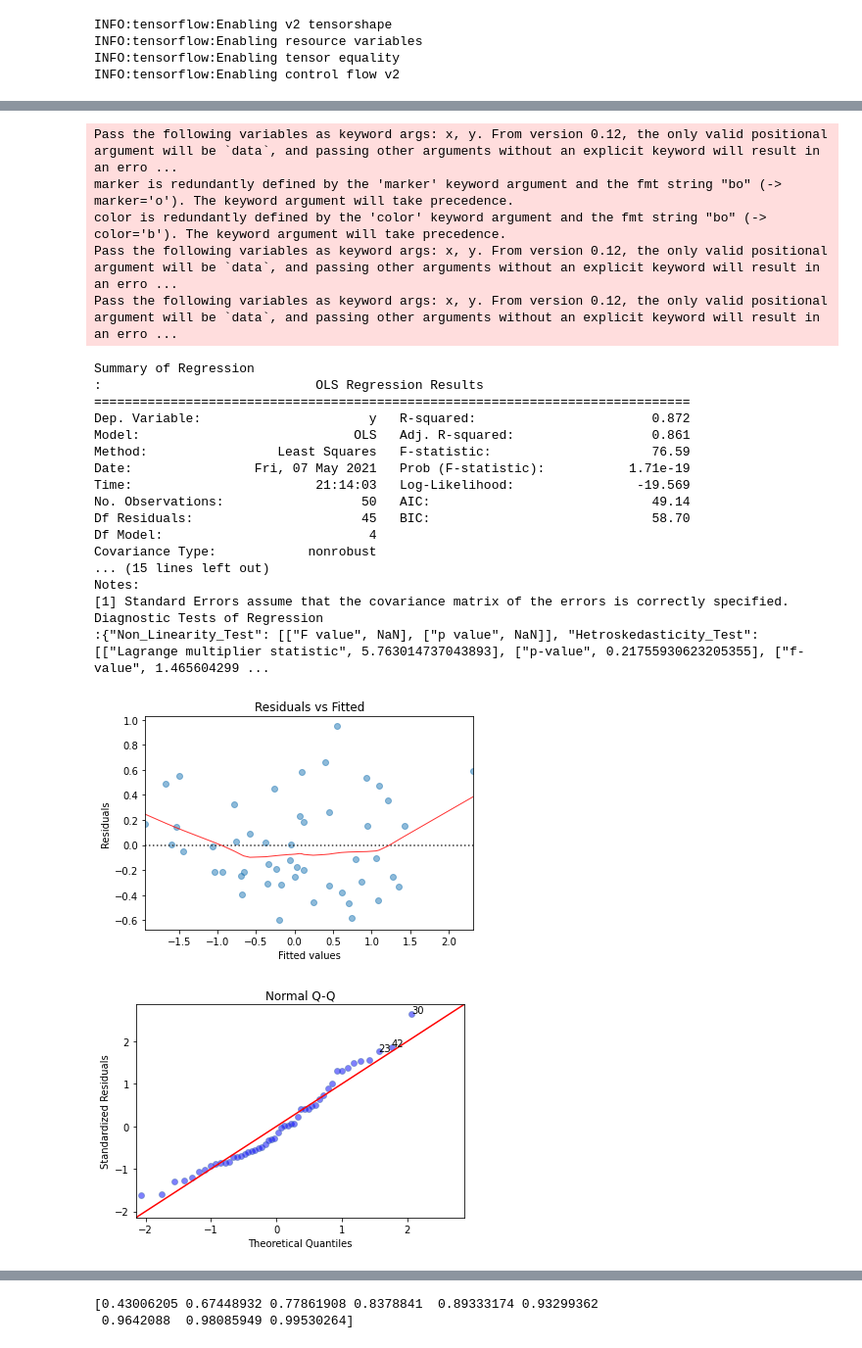
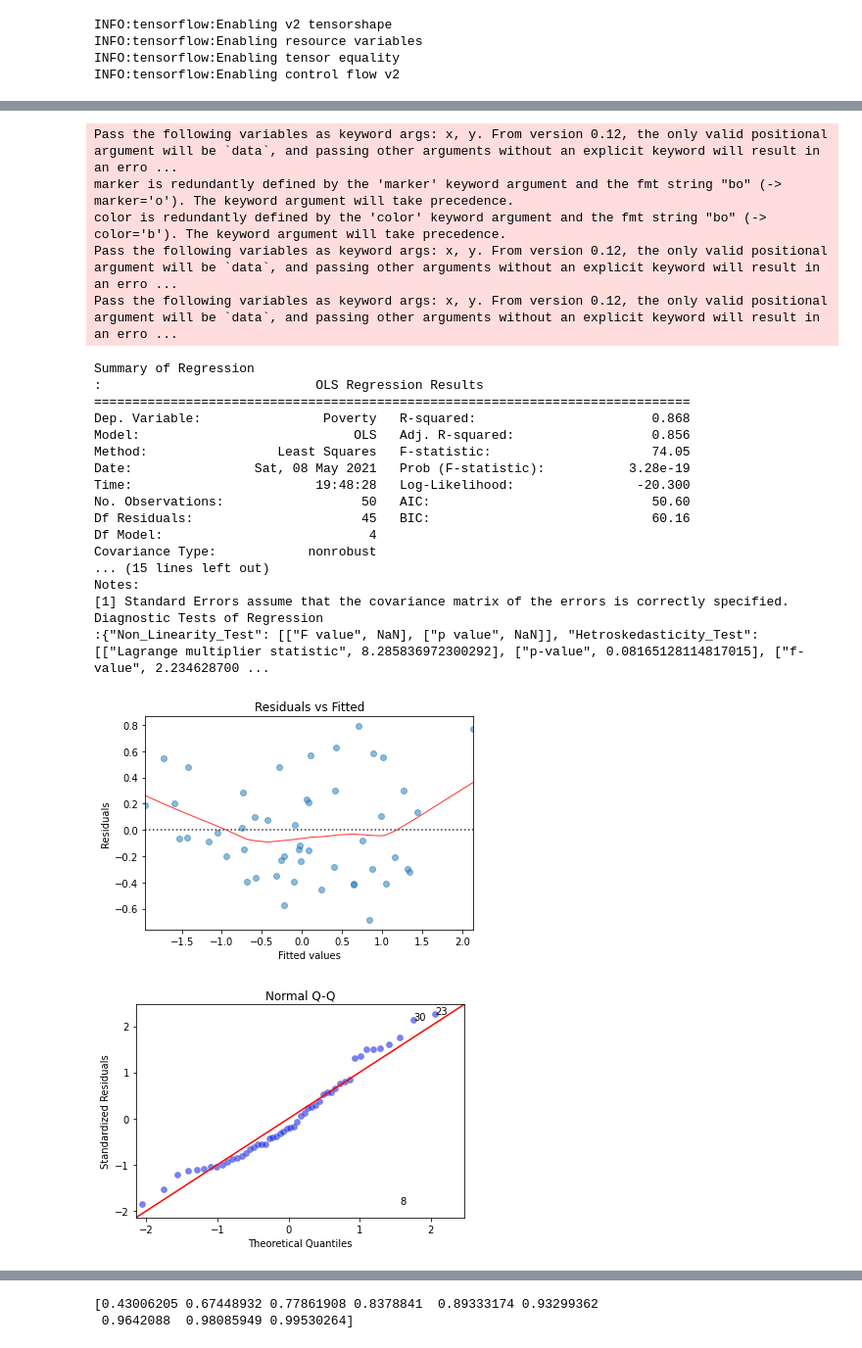
Before and after one commit to webclinic017/Python-Stock-1, a Jupyter notebook: DBScan-ElasticNet.ipynb, the cells around one changed output, grey strips where cells are left out. Shown at 98% size. Saved outputs shown, nothing was run; the diff lists cells and outputs as text; code cells hidden in the pictures.

```diff
--- a/DBScan-ElasticNet.ipynb
+++ b/DBScan-ElasticNet.ipynb
@@ -155,6 +124,16 @@ def MAPE(Y_actual,Y_Predicted):
     mape = np.mean(np.abs((Y_actual - Y_Predicted)/Y_actual))*100
     return mape
 # %%
+trf = zca.ZCA().fit(transformed.iloc[:,1:])
+
+X = pd.DataFrame(trf.transform(transformed.iloc[:,1:]))
+X.columns=pd.DataFrame(transformed.iloc[:,1:]).columns
+X.index = all_data.index
+#from sklearn.preprocessing import StandardScaler
+
+y = pd.DataFrame((transformed.iloc[:,0]-np.mean(transformed.iloc[:,0]))/np.std(transformed.iloc[:,0]))
+y.columns=pd.DataFrame(transformed.iloc[:,0]).columns
+y.index = all_data.index
 
 #backwards step
 max_pvalue = 1
@@ -162,16 +141,30 @@ New_Names = X.columns
 X_b = X
 while (max_pvalue > .05):
 
-    X_b = X_b[New_Names]
-
     model = sm.OLS(y,sm.tools.tools.add_constant(X_b, prepend=True, has_constant='skip'))
     results = model.fit()
 
+    set_ = X_b.columns.tolist()
+
     max_pvalue = max(results.pvalues[1:])
-    max_pname = (results.pvalues[1:]).idxmax(axis=1)
-    set_ = X_b.columns.tolist()
-    set_.remove(max_pname)
-    New_Names = set_
+    if (max_pvalue > .05):
+        print(max_pvalue)
+        max_pname = (results.pvalues[1:]).idxmax(axis=1)
+        set_.remove(max_pname)
+        New_Names = set_
+
+        trf = zca.ZCA().fit(transformed[New_Names])
+
+        X_b = pd.DataFrame(trf.transform(transformed[New_Names]))
+        X_b.columns=pd.DataFrame(transformed[New_Names]).columns
+        X_b.index = transformed.index
 
 print(results.summary())
+
+data = pd.concat([y,X_b],axis=1)
+print(data.columns)
+data.index = all_data.index
+Path="/mnt/distvol"
+filename="data"
+data.to_csv("/mnt/distvol/data.csv",index=False)
 # %% [output]
@@ -195,31 +188,31 @@ Notes:
 # %%
-linear_plot = Plot.LinearRegressionResidualPlot(X_b.values, y.values)
+linear_plot = Plot.LinearRegressionResidualPlot(X_b, y)
 lm = linear_plot.fit()
 summary, diag_res = linear_plot.diagnostic_plots(lm)
 print("Summary of Regression\n:{}".format(summary))
 print("Diagnostic Tests of Regression\n:{}".format(diag_res))
 # %% [output]
 Pass the following variables as keyword args: x, y. From version 0.12, the only valid positional argument will be `data`, and passing other arguments without an explicit keyword will result in an erro ...
 marker is redundantly defined by the 'marker' keyword argument and the fmt string "bo" (-> marker='o'). The keyword argument will take precedence.
 color is redundantly defined by the 'color' keyword argument and the fmt string "bo" (-> color='b'). The keyword argument will take precedence.
 Pass the following variables as keyword args: x, y. From version 0.12, the only valid positional argument will be `data`, and passing other arguments without an explicit keyword will result in an erro ...
 Pass the following variables as keyword args: x, y. From version 0.12, the only valid positional argument will be `data`, and passing other arguments without an explicit keyword will result in an erro ...
 Summary of Regression
 :                            OLS Regression Results
 ==============================================================================
-Dep. Variable:                      y   R-squared:                       0.872
-Model:                            OLS   Adj. R-squared:                  0.861
-Method:                 Least Squares   F-statistic:                     76.59
-Date:                Fri, 07 May 2021   Prob (F-statistic):           1.71e-19
-Time:                        21:14:03   Log-Likelihood:                -19.569
-No. Observations:                  50   AIC:                             49.14
-Df Residuals:                      45   BIC:                             58.70
+Dep. Variable:                Poverty   R-squared:                       0.868
+Model:                            OLS   Adj. R-squared:                  0.856
+Method:                 Least Squares   F-statistic:                     74.05
+Date:                Sat, 08 May 2021   Prob (F-statistic):           3.28e-19
+Time:                        19:48:28   Log-Likelihood:                -20.300
+No. Observations:                  50   AIC:                             50.60
+Df Residuals:                      45   BIC:                             60.16
 Df Model:                           4
 Covariance Type:            nonrobust
 ... (15 lines left out)
 Notes:
 [1] Standard Errors assume that the covariance matrix of the errors is correctly specified.
 Diagnostic Tests of Regression
-:{"Non_Linearity_Test": [["F value", NaN], ["p value", NaN]], "Hetroskedasticity_Test": [["Lagrange multiplier statistic", 5.763014737043893], ["p-value", 0.21755930623205355], ["f-value", 1.465604299 ...
+:{"Non_Linearity_Test": [["F value", NaN], ["p value", NaN]], "Hetroskedasticity_Test": [["Lagrange multiplier statistic", 8.285836972300292], ["p-value", 0.08165128114817015], ["f-value", 2.234628700 ...
-[figure, old version]
+[figure, new version]
-[figure, old version]
+[figure, new version]
```
Also changed, not shown: parts of 17 cells of this notebook.
